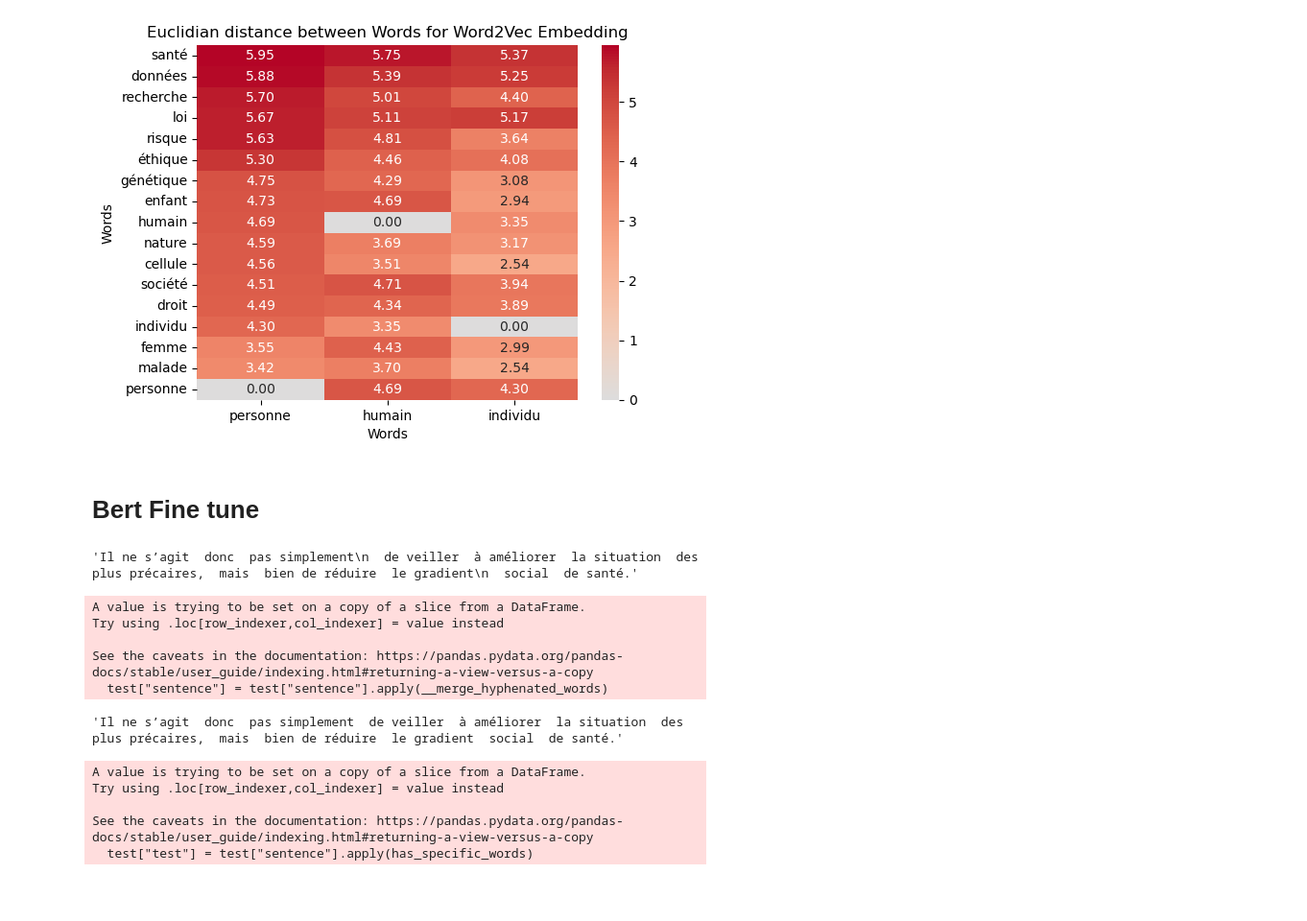
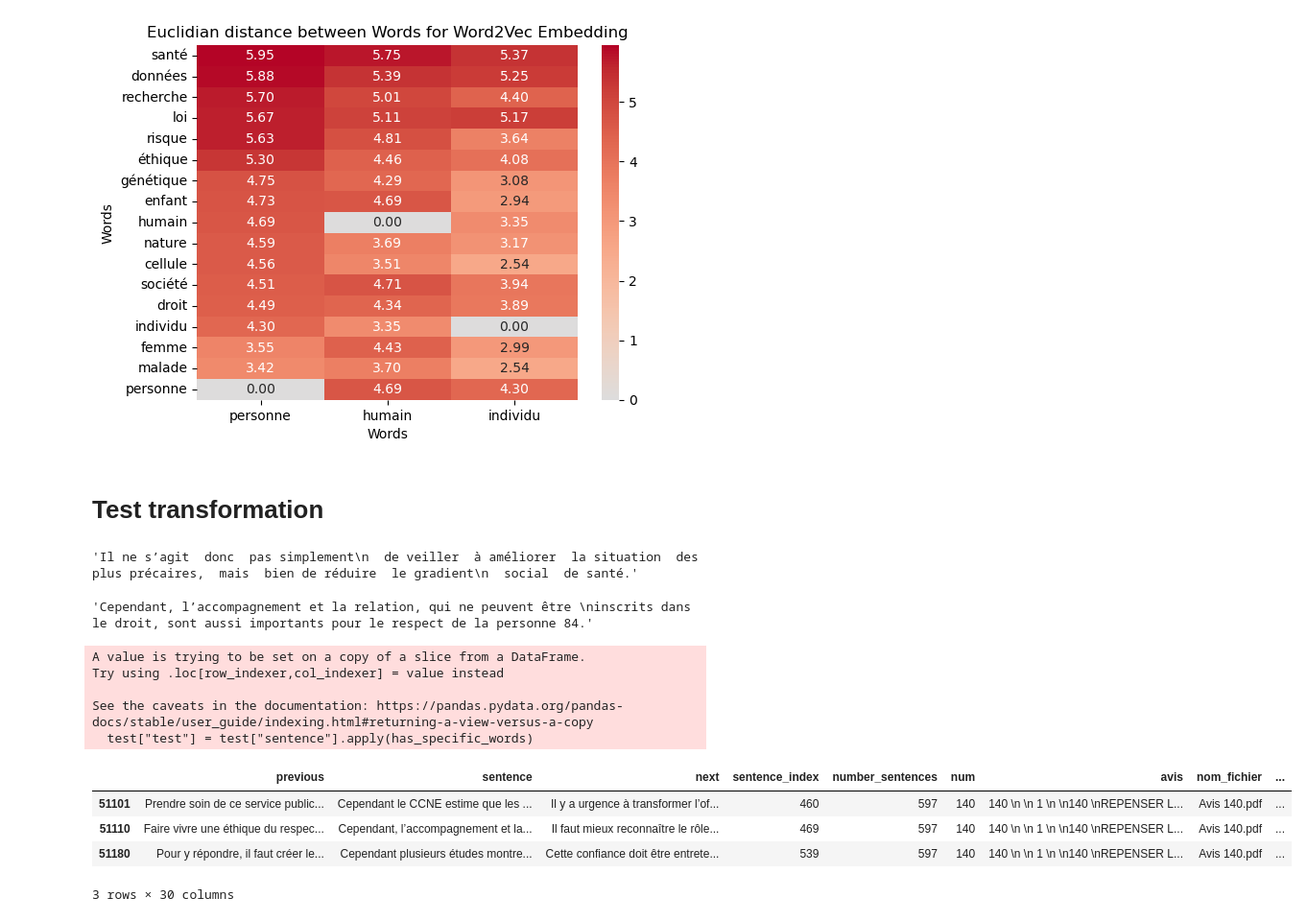
Before and after one commit to LeoMaurice/CCNE, a Jupyter notebook: src/base_sentences_creation.ipynb, the cells around one changed output. Shown at 96% size. Drawn from its saved outputs; the diff is of its cells as text; code cells hidden in the pictures; blank space fills up the shorter version.

```diff
--- a/src/base_sentences_creation.ipynb
+++ b/src/base_sentences_creation.ipynb
@@ -78,6 +65,17 @@ synonyms = {
 # %% [markdown]
 ## Présence lexicale
 # %%
+synonyms = {
+    'personne': ['personne', 'personnes'],
+    'humain': ['humain', 'humaine', 'humains', 'humaines'],
+    'individu': ['individu', 'individus'],
+    'societe': ['société', 'sociétés', 'societé', 'societés', 'sociéte', 'sociétes', 'societe', 'societes'],
+    'nature': ['nature','natures'],
+    'environnement': ['environnement','environnements'],
+    'gene':["génétique","génétiques","gène","gènes"]
+
+}
+
 print(f"Nombre de phrases total dans les avis : {len(base_sentences)}")
 
 for key in synonyms.keys():
@@ -209,8 +265,8 @@ Cosine similarity Matrix:
 [figure]
 Euclidian distance Matrix:
 [figure]
-# %% [markdown]
-# Bert Fine tune
+# %% [markdown]
+# Test transformation
 # %%
 problem = 'Il ne s’agit  donc  pas simple-\nment  de veiller  à améliorer  la situation  des plus précaires,  mais  bien de réduire  le gra-\ndient  social  de santé.'
 def __merge_hyphenated_words(text):
@@ -226,17 +282,12 @@ __merge_hyphenated_words(problem)
 'Il ne s’agit  donc  pas simplement\n  de veiller  à améliorer  la situation  des plus précaires,  mais  bien de réduire  le gradient\n  social  de santé.'
 # %%
 test= base_sentences[(base_sentences["num"] == 140)]
-problem = base_sentences[(base_sentences["num"] == 140) & (base_sentences["sentence_index"] == 470)]["sentence"]
+problem = base_sentences[(base_sentences["num"] == 140) & (base_sentences["sentence_index"] == 469)]["sentence"]
 # Convert sentence object to string
 problem = ' '.join(problem)
 problem
 # %% [output]
-A value is trying to be set on a copy of a slice from a DataFrame.
-Try using .loc[row_indexer,col_indexer] = value instead
-
-See the caveats in the documentation: https://pandas.pydata.org/pandas-docs/stable/user_guide/indexing.html#returning-a-view-versus-a-copy
-  test["sentence"] = test["sentence"].apply(__merge_hyphenated_words)
+'Cependant, l’accompagnement et la relation, qui ne peuvent être \ninscrits dans le droit, sont aussi importants pour le respect de la personne 84.'
-'Il ne s’agit  donc  pas simplement  de veiller  à améliorer  la situation  des plus précaires,  mais  bien de réduire  le gradient  social  de santé.'
 # %%
 test = base_sentences[(base_sentences["num"] == 140)]
 has_specific_words = lambda x: has_words(x,words=["Cependant"])
@@ -247,3 +298,11 @@ Try using .loc[row_indexer,col_indexer] = value instead
 
 See the caveats in the documentation: https://pandas.pydata.org/pandas-docs/stable/user_guide/indexing.html#returning-a-view-versus-a-copy
   test["test"] = test["sentence"].apply(has_specific_words)
+# %%
+test[test["test"]]
+# %% [output]
+|  | previous | sentence | next | sentence_index | number_sentences | num | avis | nom_fichier | ... |
+| 51101 | Prendre soin de ce service public... | Cependant le CCNE estime que les ... | Il y a urgence à transformer l’of... | 460 | 597 | 140 | 140 \n \n 1 \n \n140 \nREPENSER L... | Avis 140.pdf | ... |
+| 51110 | Faire vivre une éthique du respec... | Cependant, l’accompagnement et la... | Il faut mieux reconnaître le rôle... | 469 | 597 | 140 | 140 \n \n 1 \n \n140 \nREPENSER L... | Avis 140.pdf | ... |
+| 51180 | Pour y répondre, il faut créer le... | Cependant plusieurs études montre... | Cette confiance doit être entrete... | 539 | 597 | 140 | 140 \n \n 1 \n \n140 \nREPENSER L... | Avis 140.pdf | ... |
+3 rows × 30 columns
```
Also changed, not shown: parts of 13 cells of this notebook.
